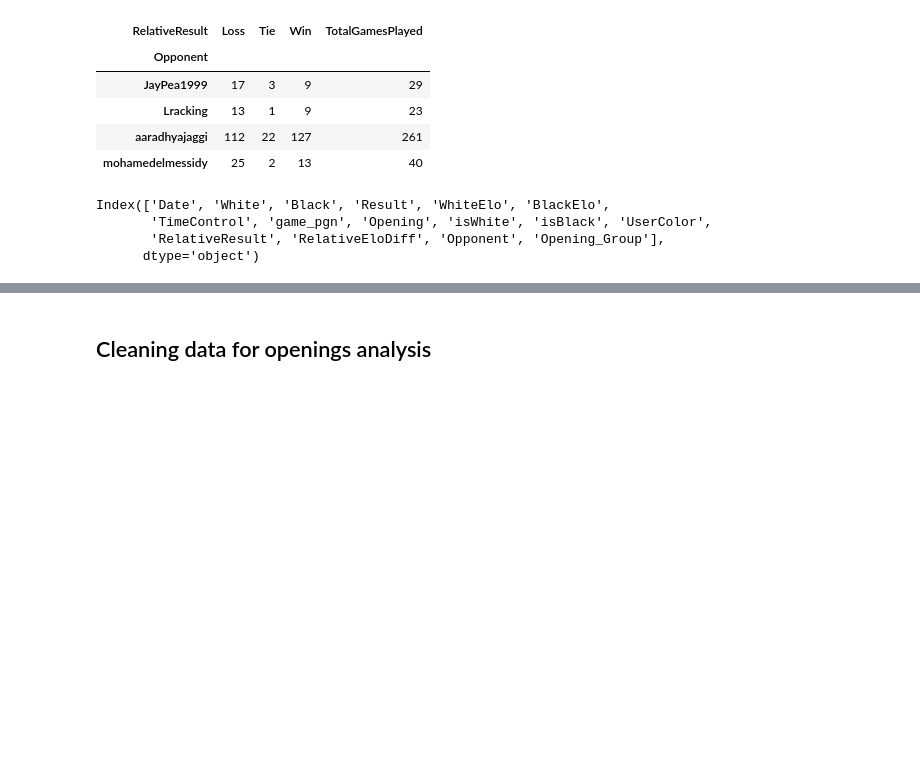
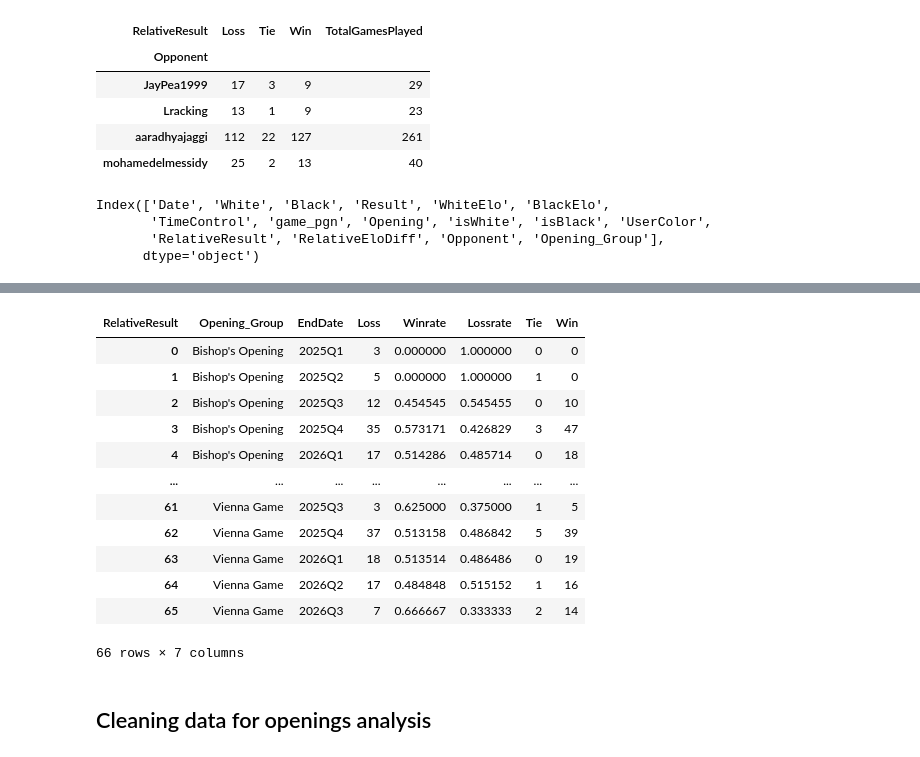
Before and after one commit to raja-akel/Python-Chess-Coach, a Jupyter notebook: my_games_statistics.ipynb, the cells around one changed output, grey strips where cells are left out. Saved outputs shown, nothing was run; the diff lists cells and outputs as text; code cells hidden in the pictures; blank space fills up the shorter version.

```diff
--- a/my_games_statistics.ipynb
+++ b/my_games_statistics.ipynb
@@ -118,0 +122,9 @@ my_games_df.to_csv(path_or_buf= "./mygames_dataframe.csv", mode= "w")
+# %%
+winrate_by_opening_df = (my_games_df.to_period("Q").reset_index()
+    .groupby(["Opening_Group", "EndDate", "RelativeResult"])
+    .agg({"Result":"count"})
+ ).reset_index()
+winrate_by_opening_df["EndDate"] = winrate_by_opening_df.EndDate.astype(str)
+
+
+winrate_by_opening_df.sample(10)
@@ -118,0 +143,3 @@ my_games_df.to_csv(path_or_buf= "./mygames_dataframe.csv", mode= "w")
+# %%
+openings_df = winrate_by_opening_df.groupby("Opening_Group").sum("Result").nlargest(10, "Result").reset_index()["Opening_Group"]
+openings_df
@@ -118,0 +158,27 @@ my_games_df.to_csv(path_or_buf= "./mygames_dataframe.csv", mode= "w")
+# %%
+winrate_by_opening_df = winrate_by_opening_df[winrate_by_opening_df["Opening_Group"].isin(openings_df)]
+winrate_by_opening_df = winrate_by_opening_df.pivot_table(
+                                                        index=["Opening_Group", "EndDate"],
+                                                        columns="RelativeResult",
+                                                        values="Result",
+                                                        aggfunc="sum",
+                                                        fill_value=0
+                                                    ).reset_index()
+winrate_by_opening_df.insert(3, "Winrate", winrate_by_opening_df["Win"] / (winrate_by_opening_df["Win"] + winrate_by_opening_df["Loss"]))
+winrate_by_opening_df.insert(4, "Lossrate", winrate_by_opening_df["Loss"] / (winrate_by_opening_df["Win"] + winrate_by_opening_df["Loss"]))
+# %%
+winrate_by_opening_df.head(100)
+# %% [output]
+| RelativeResult | Opening_Group | EndDate | Loss | Winrate | Lossrate | Tie | Win |
+| 0 | Bishop's Opening | 2025Q1 | 3 | 0.000000 | 1.000000 | 0 | 0 |
+| 1 | Bishop's Opening | 2025Q2 | 5 | 0.000000 | 1.000000 | 1 | 0 |
+| 2 | Bishop's Opening | 2025Q3 | 12 | 0.454545 | 0.545455 | 0 | 10 |
+| 3 | Bishop's Opening | 2025Q4 | 35 | 0.573171 | 0.426829 | 3 | 47 |
+| 4 | Bishop's Opening | 2026Q1 | 17 | 0.514286 | 0.485714 | 0 | 18 |
+| ... | ... | ... | ... | ... | ... | ... | ... |
+| 61 | Vienna Game | 2025Q3 | 3 | 0.625000 | 0.375000 | 1 | 5 |
+| 62 | Vienna Game | 2025Q4 | 37 | 0.513158 | 0.486842 | 5 | 39 |
+| 63 | Vienna Game | 2026Q1 | 18 | 0.513514 | 0.486486 | 0 | 19 |
+| 64 | Vienna Game | 2026Q2 | 17 | 0.484848 | 0.515152 | 1 | 16 |
+| 65 | Vienna Game | 2026Q3 | 7 | 0.666667 | 0.333333 | 2 | 14 |
+66 rows × 7 columns
```
Also changed, not shown: parts of 12 cells of this notebook, 1 other file.
